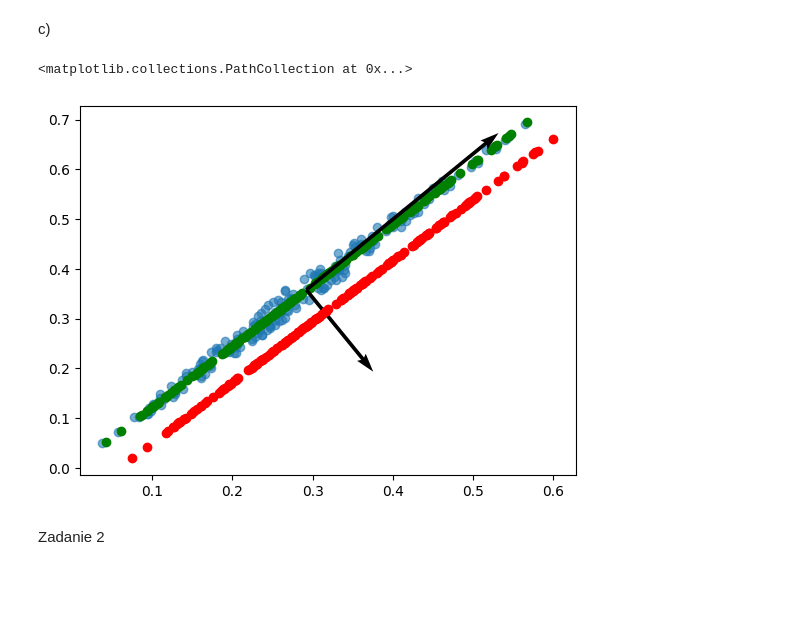
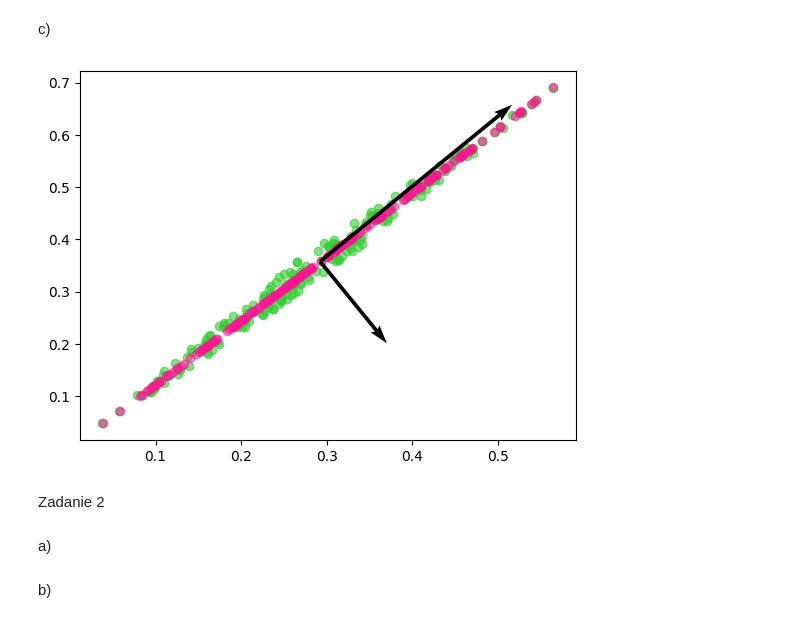
Before and after one commit to szvbvtk/Przetwarzanie_i_analiza_danych, a Jupyter notebook: lab_6.ipynb, the cells around one changed output. Cells and saved outputs as stored; diff of their text form; code cells hidden in the pictures; blank space fills up the shorter version.

```diff
--- a/lab_6.ipynb
+++ b/lab_6.ipynb
@@ -21,7 +21,7 @@ plt.scatter(x[:, 0], x[:, 1]);
 c)
 # %%
 def wiPCA(x, n_components = 2):
-    mean = np.mean(x)
+    mean = np.mean(x, axis = 0)
     x_m = x - mean
     cov_matrix = np.cov(x_m.T)
 
@@ -37,33 +37,39 @@ def wiPCA(x, n_components = 2):
     return x_pca, eigen_val, eigen_vec, principal_components
 
 
-def wiPCA_reconstruct(x_reduced, principal_components, mean):
-    x_reconstructed = np.dot(x_reduced, principal_components.T) + mean
+def wiPCA_reconstruct(x_reduced, principal_components, mean, n_components=None):
+    if n_components is None:
+        n_components = len(principal_components[0])
+    # x_reconstructed = np.dot(x_reduced, principal_components.T) + mean
+    x_reconstructed = np.dot(x_reduced[:, :n_components], principal_components.T[:n_components, :]) + mean
 
     return x_reconstructed
 # %%
 x_reduced, eigen_val, eigen_vec, principal_components = wiPCA(x, 1)
+# x_reduced, eigen_val, eigen_vec, principal_components = wiPCA(x, 2)
 origin = [np.mean(x[:, 0]), np.mean(x[:, 1])]
 
 eig_vec1 = eigen_vec[0,:]
 eig_vec2 = eigen_vec[1,:]
-plt.scatter(x[:, 0], x[:, 1], alpha=0.6);
-# plt.scatter(x[:, 0], x_reduced);
+plt.scatter(x[:, 0], x[:, 1], alpha=0.6, c='limegreen');
 
-pca = PCA(n_components=len(x_reduced[0])).fit(x)
-X_new = pca.inverse_transform(x_reduced)
-plt.scatter(X_new[:, 0], X_new[:, 1], alpha=1, c='g')
+x_mean = np.mean(x, axis=0)
+x_reconstructed = wiPCA_reconstruct(x_reduced, principal_components, x_mean)
+plt.scatter(x_reconstructed[:, 0], x_reconstructed[:, 1], alpha=0.5, c='deeppink')
 
 plt.quiver(*origin, *eig_vec1, color='k', scale_units='height', scale=3.5)
-plt.quiver(*origin, *eig_vec2, color='k', scale_units='width', scale=2)
+plt.quiver(*origin, *eig_vec2, color='k', scale_units='width', scale=2);
 
-mu = np.mean(x, axis=0)
-x_reconstructed = np.dot(x_reduced, principal_components.T) + mu
-plt.scatter(x_reconstructed[:, 0], x_reconstructed[:, 1], alpha=1, c='r')
 
-# principal_components = np.split(principal_components[0], 1)
+# do porównania
+# pca = PCA(n_components=1)
+# # pca = PCA(n_components=2)
+# X_reduced = pca.fit(x).transform(x)
+# X_reconstructed = pca.inverse_transform(X_reduced)
+# plt.scatter(X_reconstructed[:, 0], X_reconstructed[:, 1], alpha=0.3, c='chartreuse');
 # %% [output]
-<matplotlib.collections.PathCollection at 0x...>
-[figure, old version]
+[figure, new version]
 # %% [markdown]
 Zadanie 2
+# %% [markdown]
+a)
@@ -69,0 +81,2 @@ Zadanie 2
+# %% [markdown]
+b)
```
Also changed, not shown: parts of 12 cells of this notebook.
